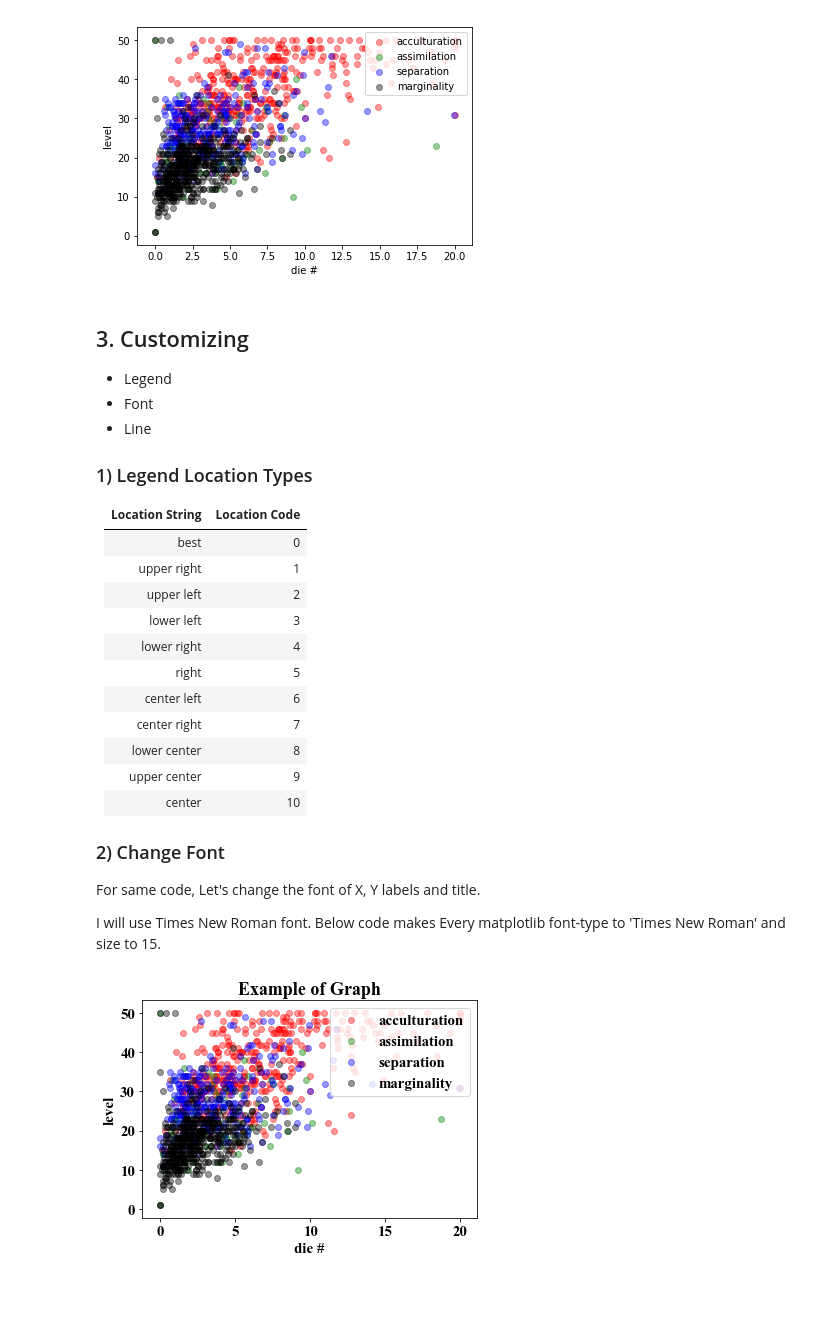
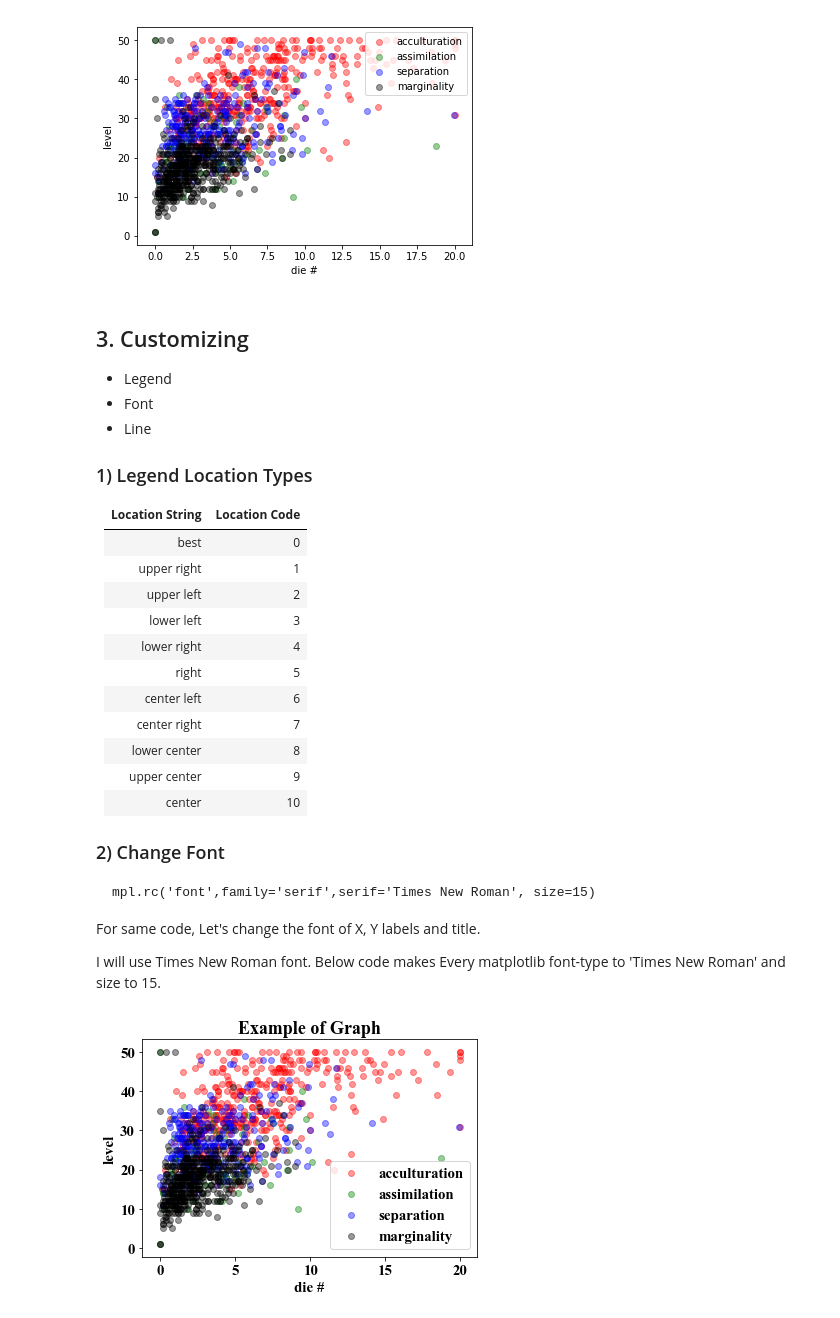
Before and after one commit to ahroobe/matplotlib_pyplot, a Jupyter notebook: plot_scatter.ipynb, the cells around one changed output. Drawn from its saved outputs; the diff is of its cells as text; code cells hidden in the pictures; blank space fills up the shorter version.

````diff
--- a/plot_scatter.ipynb
+++ b/plot_scatter.ipynb
@@ -77,6 +88,9 @@ plt.show()
 
 ### 2) Change Font
 
+```
+mpl.rc('font',family='serif',serif='Times New Roman', size=15)
+```
 For same code, Let's change the font of X, Y labels and title.
 
 I will use Times New Roman font. Below code makes Every matplotlib font-type to 'Times New Roman' and size to 15.
@@ -86,17 +100,17 @@ mpl.rc('font',family='serif',serif='Times New Roman', size=15)
 # %%
 fig, ax = plt.subplots()
 ax.scatter(data_all['die_num'],data_all['highlevel'],color='r',alpha=.4,label='acculturation')
 ax.scatter(data_soc['die_num'],data_soc['highlevel'],color='g',alpha=.4,label='assimilation')
 ax.scatter(data_ind['die_num'],data_ind['highlevel'],color='b',alpha=.4,label='separation')
 ax.scatter(data_no['die_num'],data_no['highlevel'],color='black',alpha=.4,label='marginality')
-## Make a legend at upper right
-plt.legend(loc='upper right')
+## Make a legend at lower right (no data at lower right corner)
+plt.legend(loc='lower right')
 ## X, Y label name
 plt.title('Example of Graph')
 plt.xlabel('die #')
 plt.ylabel('level')
 plt.show()
 # %% [output]
-[figure, old version]
+[figure, new version]
 # %% [markdown]
 ### 3) Markers
````
Also changed, not shown: parts of 8 cells of this notebook, 1 other file.
